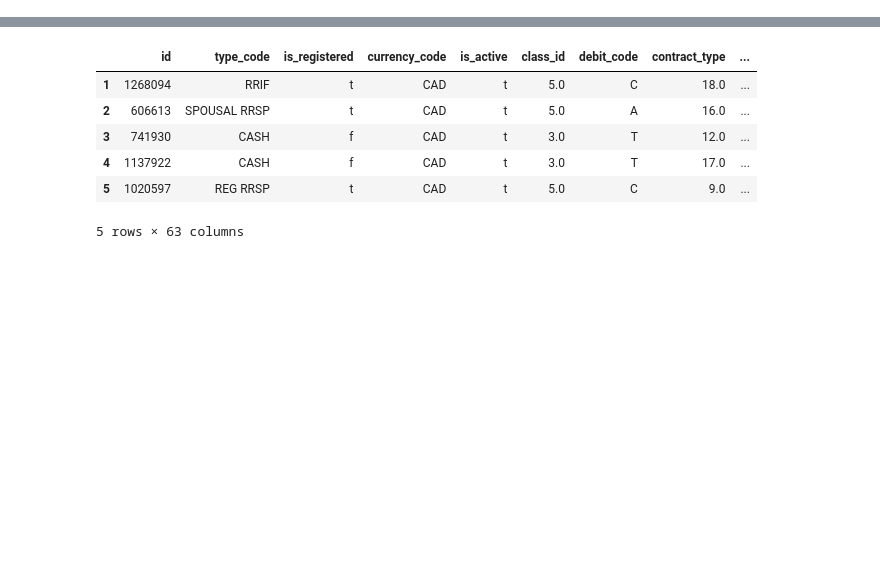
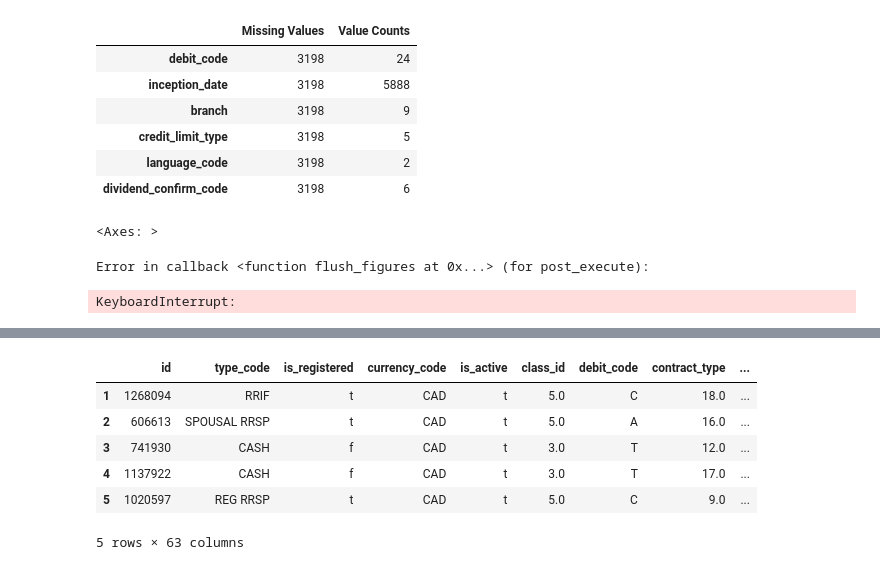
Before and after one commit to adparekh/CxC-Hackathon, a Jupyter notebook: final-hackathon.ipynb, the cells around one changed output, grey strips where cells are left out. Cells and saved outputs as stored; diff of their text form; code cells hidden in the pictures; blank space fills up the shorter version.

```diff
--- a/final-hackathon.ipynb
+++ b/final-hackathon.ipynb
@@ -49,0 +65,32 @@ train_data.head()
+# %%
+# Missing Values Check
+def missing_values_check(df):
+    missing_values = df.isnull().sum()
+    value_counts = df.nunique()
+    missing_values = pd.concat([missing_values, value_counts], axis=1)
+    missing_values.columns = ['Missing Values', 'Value Counts']
+    missing_values = missing_values[missing_values['Missing Values'] > 0]
+    missing_values = missing_values.sort_values(by='Missing Values', ascending=False)
+    return missing_values
+
+missing_values_check_table = missing_values_check(train_data[null_3198_cols])
+missing_values_check_table
+# %% [output]
+|  | Missing Values | Value Counts |
+| debit_code | 3198 | 24 |
+| inception_date | 3198 | 5888 |
+| branch | 3198 | 9 |
+| credit_limit_type | 3198 | 5 |
+| language_code | 3198 | 2 |
+| dividend_confirm_code | 3198 | 6 |
+# %%
+# create a heatmap of missing values but in 4 different plots to make it more readable
+fig, ax = plt.subplots(2, 2, figsize=(20, 15))
+sns.heatmap(train_data[:28].isna(), cmap='Blues', ax=ax[0, 0])
+sns.heatmap(train_data[28:56].isna(), cmap='Blues', ax=ax[0, 1])
+sns.heatmap(train_data[56:82].isna(), cmap='Blues', ax=ax[1, 0])
+sns.heatmap(train_data[82:].isna(), cmap='Blues', ax=ax[1, 1])
+# %% [output]
+<Axes: >
+Error in callback <function flush_figures at 0x...> (for post_execute):
+KeyboardInterrupt:
```
Also changed, not shown: parts of 28 cells of this notebook.
